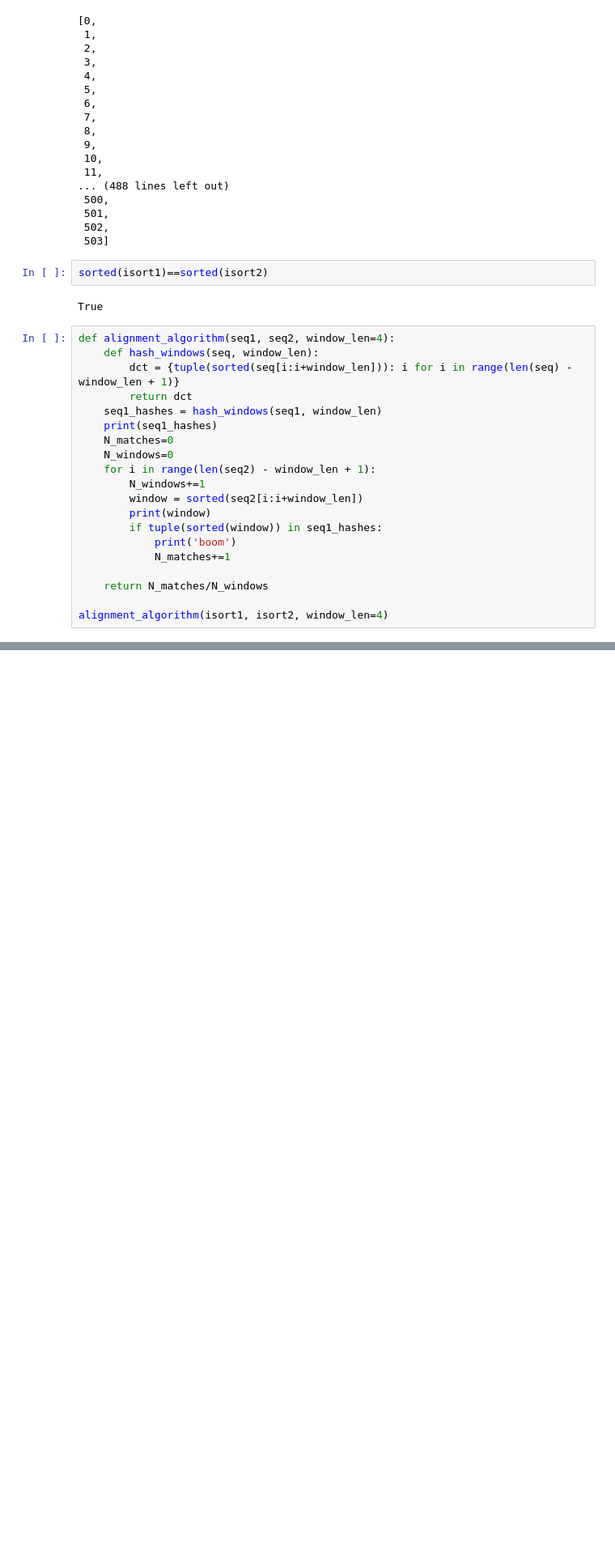
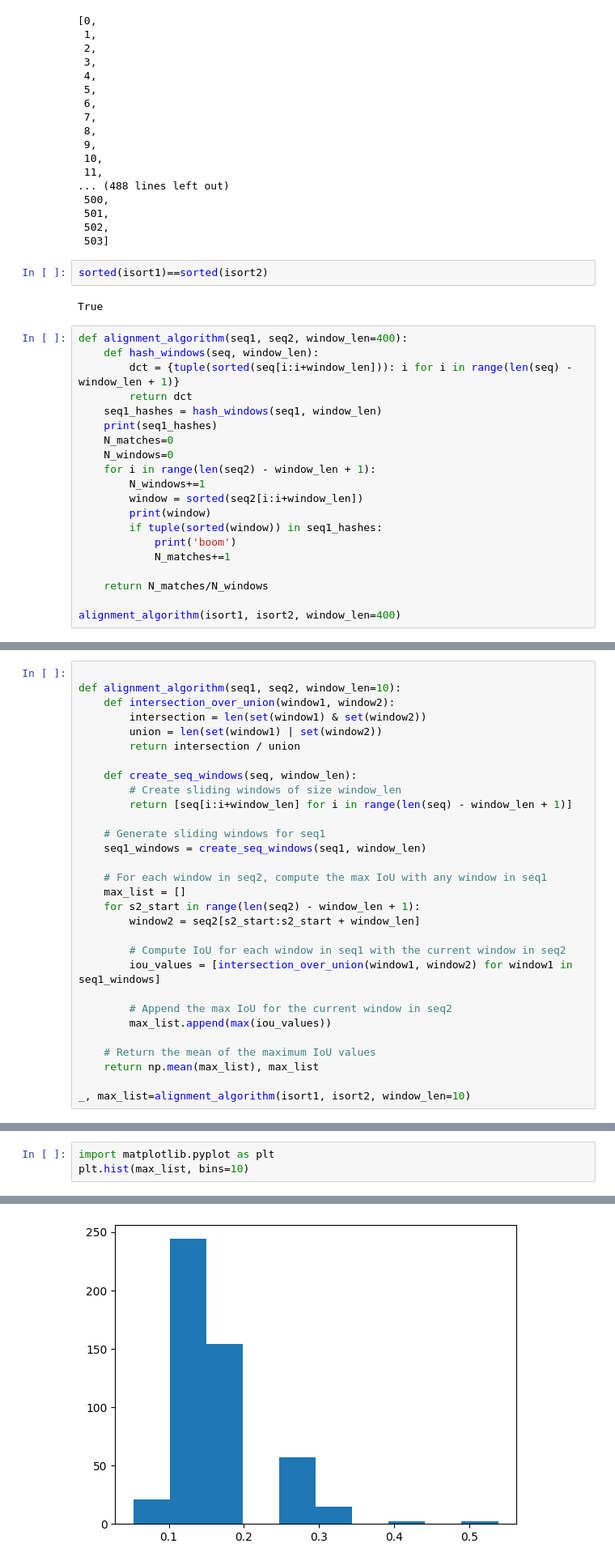
Before and after one commit to mariakesa/NeuroGarage, a Jupyter notebook: sequences_rastermap/alignment_analysis.ipynb, the cells around one changed output, grey strips where cells are left out. Shown at 81% size. Saved outputs shown, nothing was run; the diff lists cells and outputs as text; blank space fills up the shorter version.

Commit message:
intersection over union

```diff
--- a/sequences_rastermap/alignment_analysis.ipynb
+++ b/sequences_rastermap/alignment_analysis.ipynb
@@ -30,7 +30,7 @@ sorted(isort1)==sorted(isort2)
 # %% [output]
 True
 # %%
-def alignment_algorithm(seq1, seq2, window_len=4):
+def alignment_algorithm(seq1, seq2, window_len=400):
     def hash_windows(seq, window_len):
         dct = {tuple(sorted(seq[i:i+window_len])): i for i in range(len(seq) - window_len + 1)}
         return dct
@@ -48,5 +48,5 @@ def alignment_algorithm(seq1, seq2, window_len=4):
 
     return N_matches/N_windows
 
-alignment_algorithm(isort1, isort2, window_len=4)
+alignment_algorithm(isort1, isort2, window_len=400)
 # %% [output]
@@ -70 +70,31 @@ alignment_algorithm(isort1, isort2, window_len=4)
 0.0
+# %%
+
+def alignment_algorithm(seq1, seq2, window_len=10):
+    def intersection_over_union(window1, window2):
+        intersection = len(set(window1) & set(window2))
+        union = len(set(window1) | set(window2))
+        return intersection / union
+
+    def create_seq_windows(seq, window_len):
+        # Create sliding windows of size window_len
+        return [seq[i:i+window_len] for i in range(len(seq) - window_len + 1)]
+
+    # Generate sliding windows for seq1
+    seq1_windows = create_seq_windows(seq1, window_len)
+
+    # For each window in seq2, compute the max IoU with any window in seq1
+    max_list = []
+    for s2_start in range(len(seq2) - window_len + 1):
+        window2 = seq2[s2_start:s2_start + window_len]
+
+        # Compute IoU for each window in seq1 with the current window in seq2
+        iou_values = [intersection_over_union(window1, window2) for window1 in seq1_windows]
+
+        # Append the max IoU for the current window in seq2
+        max_list.append(max(iou_values))
+
+    # Return the mean of the maximum IoU values
+    return np.mean(max_list), max_list
+
+_, max_list=alignment_algorithm(isort1, isort2, window_len=10)
@@ -70,0 +121,4 @@ alignment_algorithm(isort1, isort2, window_len=4)
+# %%
+import matplotlib.pyplot as plt
+plt.hist(max_list, bins=10)
+# %% [output]
@@ -70,0 +130 @@ alignment_algorithm(isort1, isort2, window_len=4)
+[figure, added]
```
Also changed, not shown: parts of 3 cells of this notebook, 1 other file.
